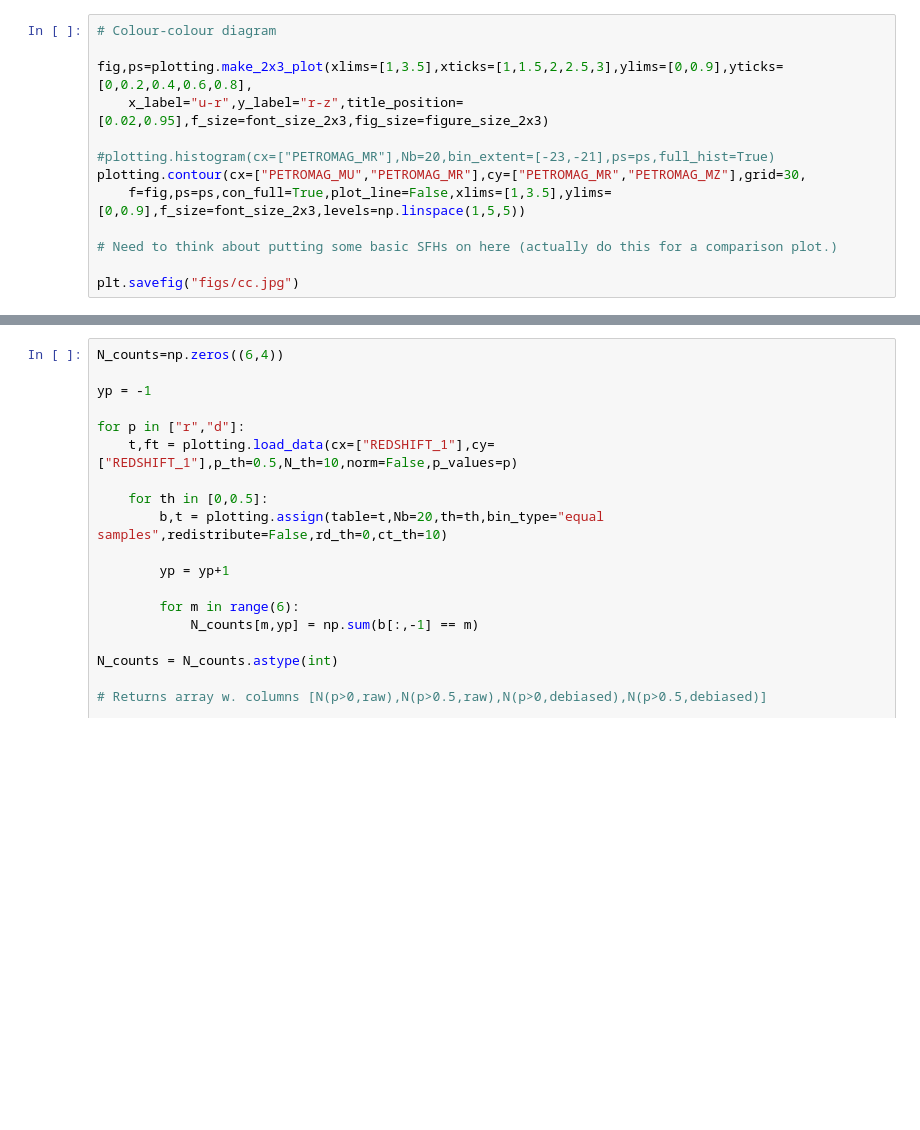
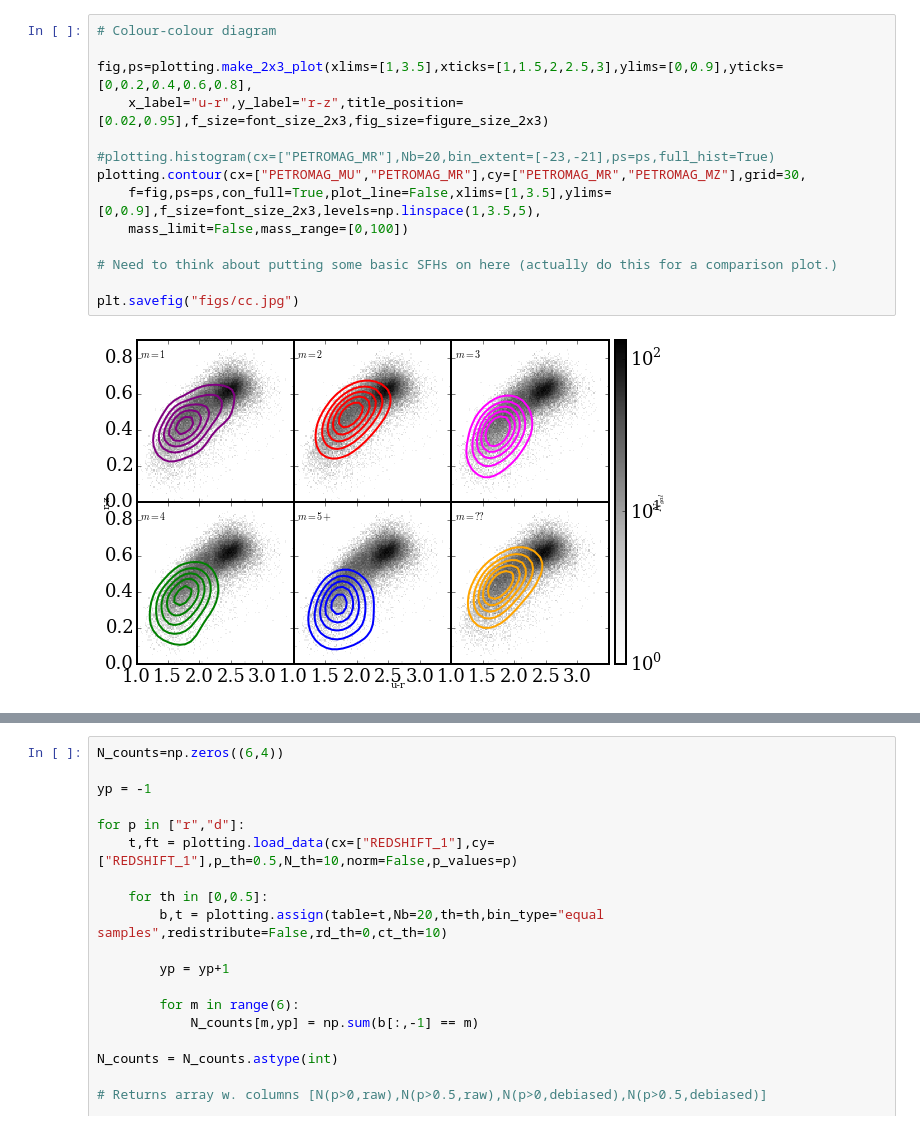
Before and after one commit to bamford/Debiasing-testing, a Jupyter notebook: Plotting_code_notebooks/all_plots.ipynb, the cells around one changed output, grey strips where cells are left out. Cells and saved outputs as stored; diff of their text form; blank space fills up the shorter version.

```diff
--- a/Plotting_code_notebooks/all_plots.ipynb
+++ b/Plotting_code_notebooks/all_plots.ipynb
@@ -112,13 +124,16 @@ plotting.contour(cx=["PETROMAG_MR"],cy=["PETROMAG_MR","PETROMAG_MZ"],grid=30,
 # %%
 # Colour-colour diagram
 
 fig,ps=plotting.make_2x3_plot(xlims=[1,3.5],xticks=[1,1.5,2,2.5,3],ylims=[0,0.9],yticks=[0,0.2,0.4,0.6,0.8],
     x_label="u-r",y_label="r-z",title_position=[0.02,0.95],f_size=font_size_2x3,fig_size=figure_size_2x3)
 
 #plotting.histogram(cx=["PETROMAG_MR"],Nb=20,bin_extent=[-23,-21],ps=ps,full_hist=True)
 plotting.contour(cx=["PETROMAG_MU","PETROMAG_MR"],cy=["PETROMAG_MR","PETROMAG_MZ"],grid=30,
-    f=fig,ps=ps,con_full=True,plot_line=False,xlims=[1,3.5],ylims=[0,0.9],f_size=font_size_2x3,levels=np.linspace(1,5,5))
+    f=fig,ps=ps,con_full=True,plot_line=False,xlims=[1,3.5],ylims=[0,0.9],f_size=font_size_2x3,levels=np.linspace(1,3.5,5),
+    mass_limit=False,mass_range=[0,100])
 
 # Need to think about putting some basic SFHs on here (actually do this for a comparison plot.)
 
 plt.savefig("figs/cc.jpg")
+# %% [output]
+[figure, added]
```
Also changed, not shown: parts of 11 cells of this notebook, 24 other files.
